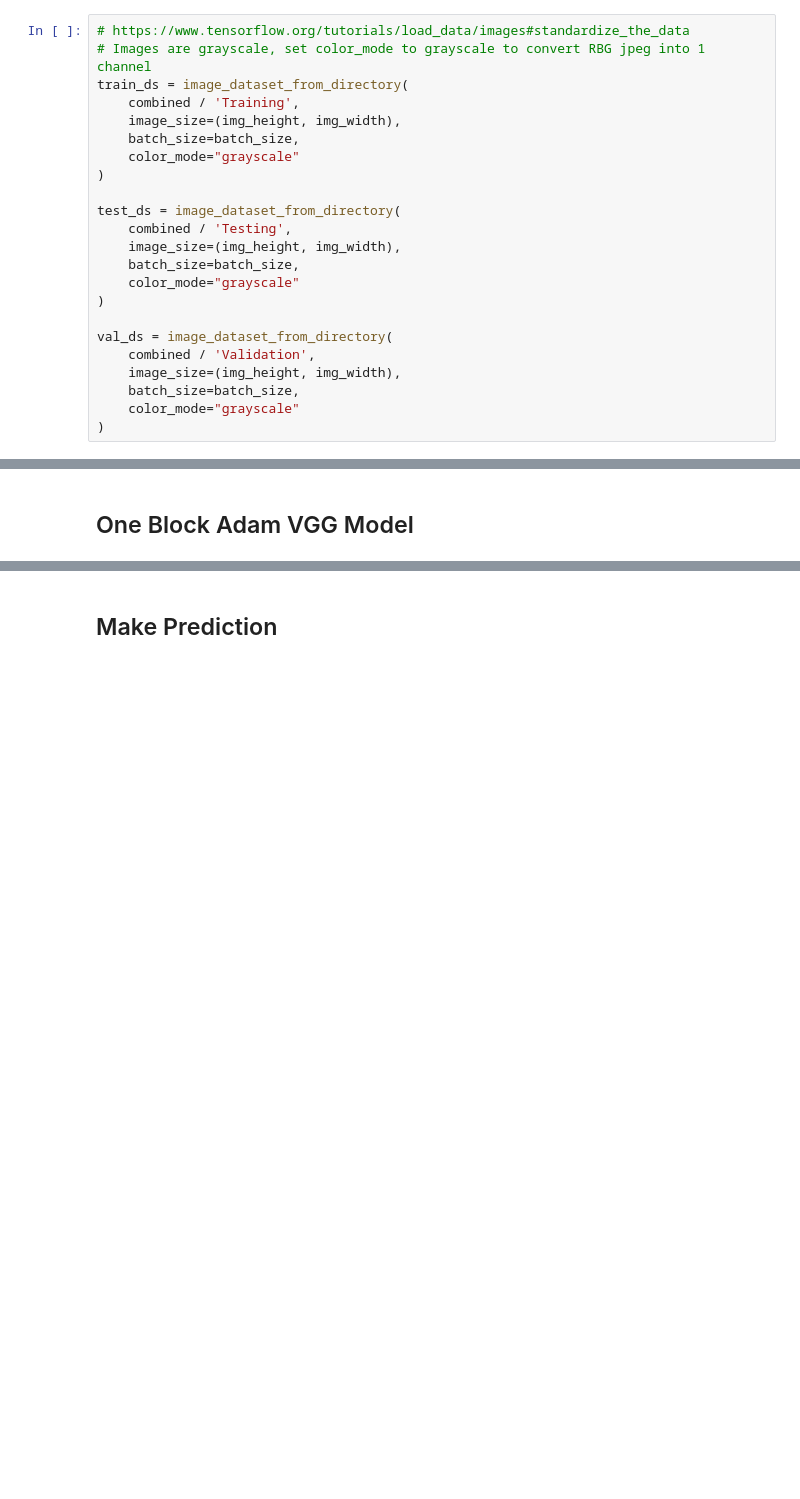
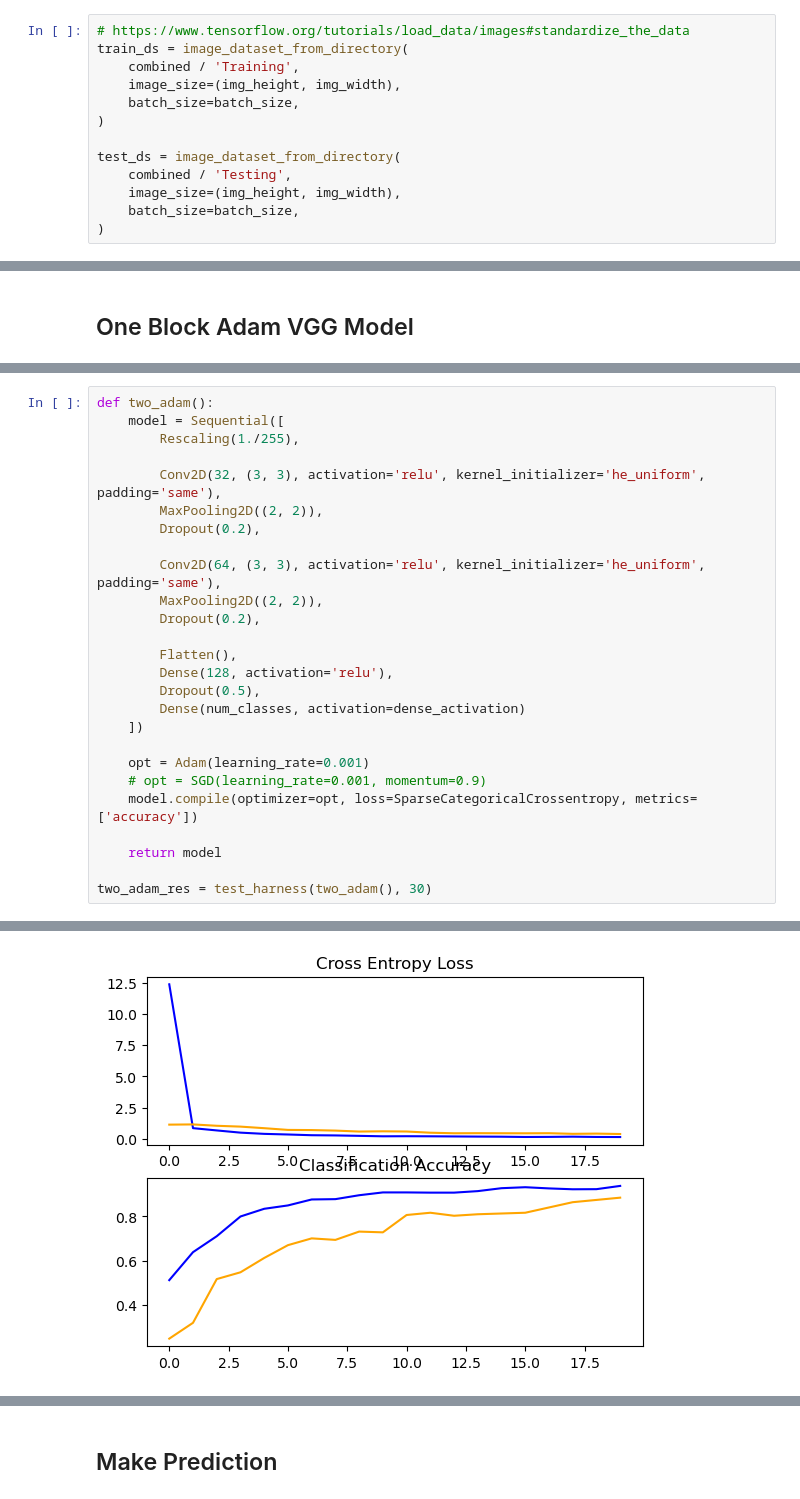
Before and after one commit to isaacbraun/data-analytics, a Jupyter notebook: final/final.ipynb, the cells around one changed output, grey strips where cells are left out. Drawn from its saved outputs; the diff is of its cells as text; blank space fills up the shorter version.

```diff
--- a/final/final.ipynb
+++ b/final/final.ipynb
@@ -43,24 +50,14 @@ input_shape = (224, 224, 1)
 # %%
 # https://www.tensorflow.org/tutorials/load_data/images#standardize_the_data
-# Images are grayscale, set color_mode to grayscale to convert RBG jpeg into 1 channel
 train_ds = image_dataset_from_directory(
     combined / 'Training',
     image_size=(img_height, img_width),
     batch_size=batch_size,
-    color_mode="grayscale"
 )
 
 test_ds = image_dataset_from_directory(
     combined / 'Testing',
     image_size=(img_height, img_width),
     batch_size=batch_size,
-    color_mode="grayscale"
 )
-
-val_ds = image_dataset_from_directory(
-    combined / 'Validation',
-    image_size=(img_height, img_width),
-    batch_size=batch_size,
-    color_mode="grayscale"
-)
 # %% [output]
@@ -270,0 +197,27 @@ Epoch 15/15
+# %%
+def two_adam():
+    model = Sequential([
+        Rescaling(1./255),
+
+    	Conv2D(32, (3, 3), activation='relu', kernel_initializer='he_uniform', padding='same'),
+        MaxPooling2D((2, 2)),
+        Dropout(0.2),
+
+    	Conv2D(64, (3, 3), activation='relu', kernel_initializer='he_uniform', padding='same'),
+        MaxPooling2D((2, 2)),
+        Dropout(0.2),
+
+        Flatten(),
+        Dense(128, activation='relu'),
+        Dropout(0.5),
+        Dense(num_classes, activation=dense_activation)
+    ])
+
+    opt = Adam(learning_rate=0.001)
+    # opt = SGD(learning_rate=0.001, momentum=0.9)
+    model.compile(optimizer=opt, loss=SparseCategoricalCrossentropy, metrics=['accuracy'])
+
+    return model
+
+two_adam_res = test_harness(two_adam(), 30)
+# %% [output]
@@ -270,0 +241 @@ Epoch 15/15
+[figure, added]
```
Also changed, not shown: parts of 34 cells of this notebook.
